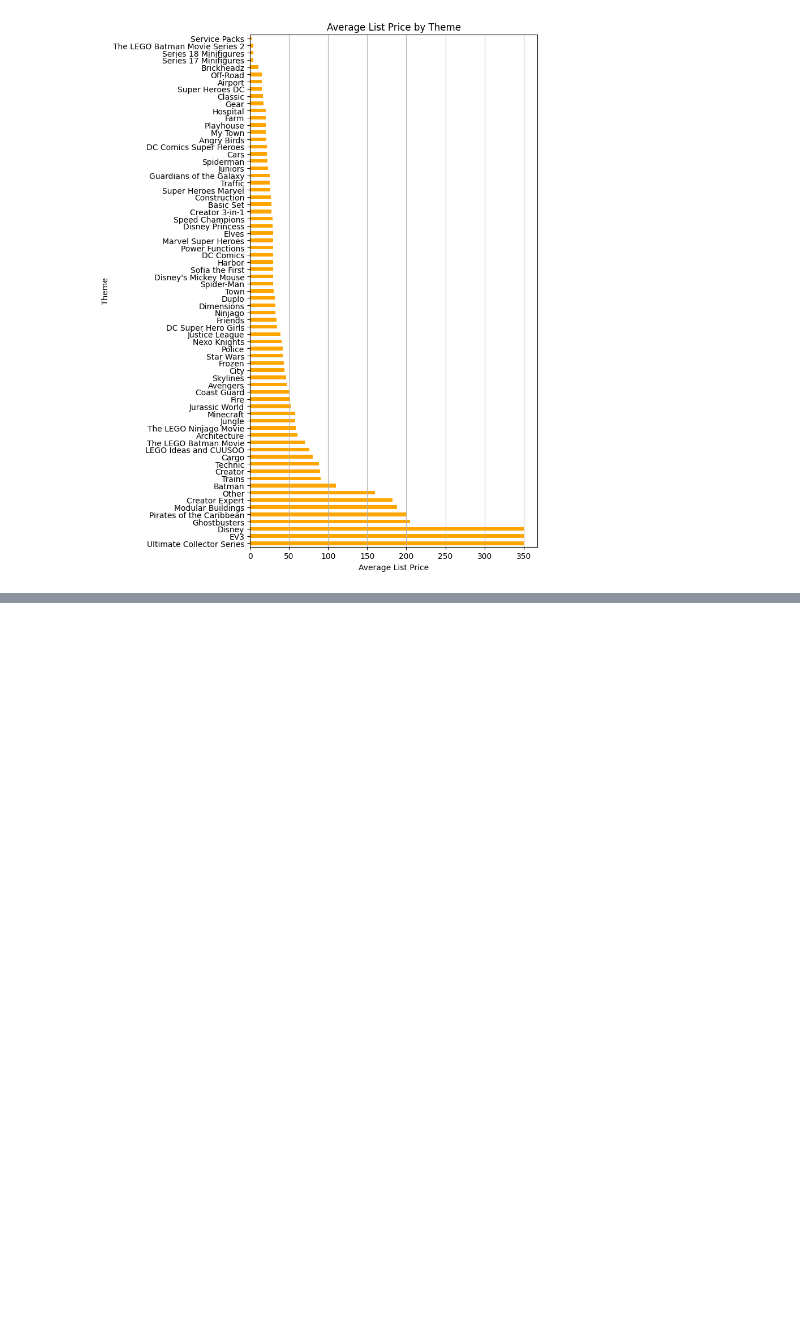
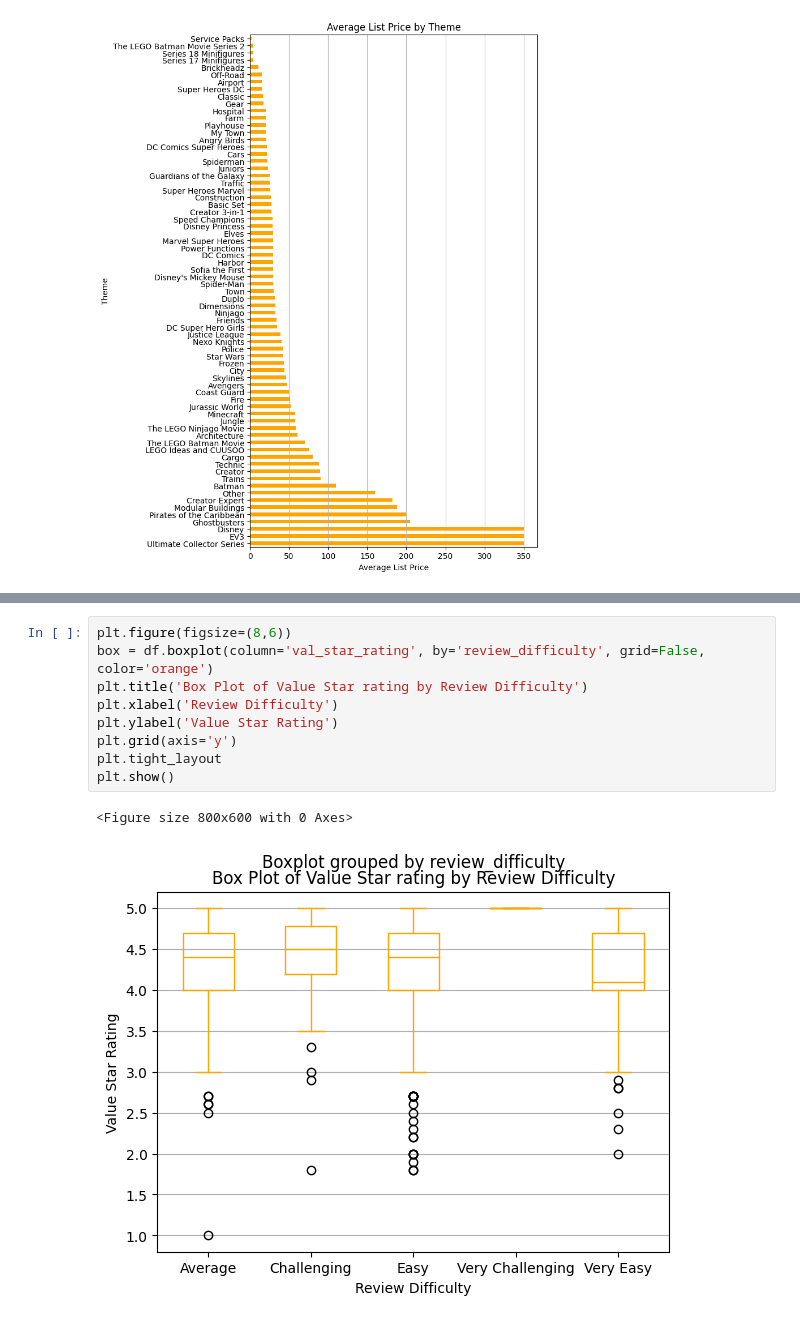
Before and after one commit to pointer-jen/CodeYou_DA_Jan_2025_Capstone, a Jupyter notebook: main.ipynb, the cells around one changed output, grey strips where cells are left out. Drawn from its saved outputs; the diff is of its cells as text; blank space fills up the shorter version.

```diff
--- a/main.ipynb
+++ b/main.ipynb
@@ -238,0 +269,12 @@ plt.show()
+# %%
+plt.figure(figsize=(8,6))
+box = df.boxplot(column='val_star_rating', by='review_difficulty', grid=False, color='orange')
+plt.title('Box Plot of Value Star rating by Review Difficulty')
+plt.xlabel('Review Difficulty')
+plt.ylabel('Value Star Rating')
+plt.grid(axis='y')
+plt.tight_layout
+plt.show()
+# %% [output]
+<Figure size 800x600 with 0 Axes>
+[figure, added]
```
Also changed, not shown: parts of 13 cells of this notebook, 3 other files.
